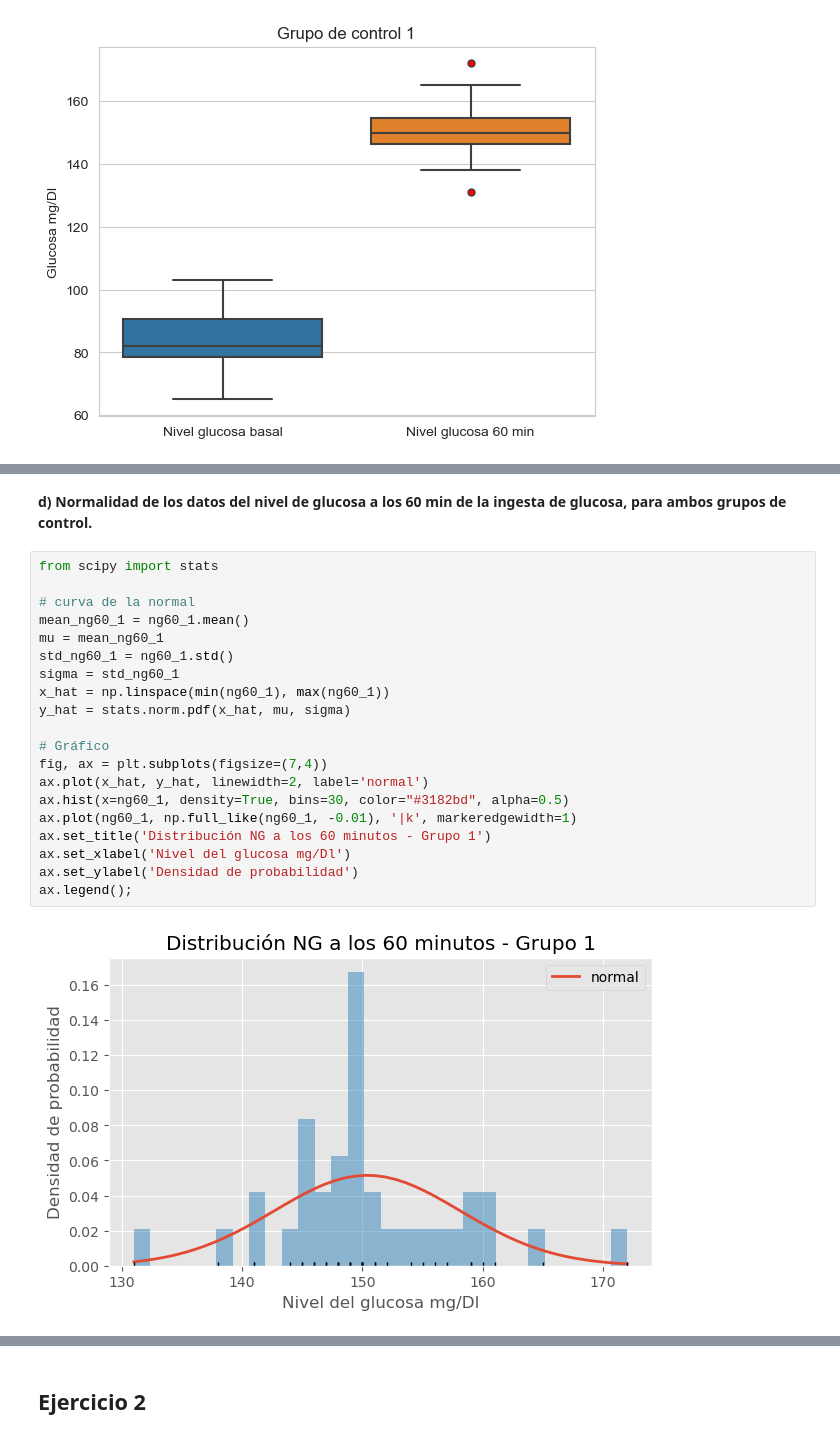
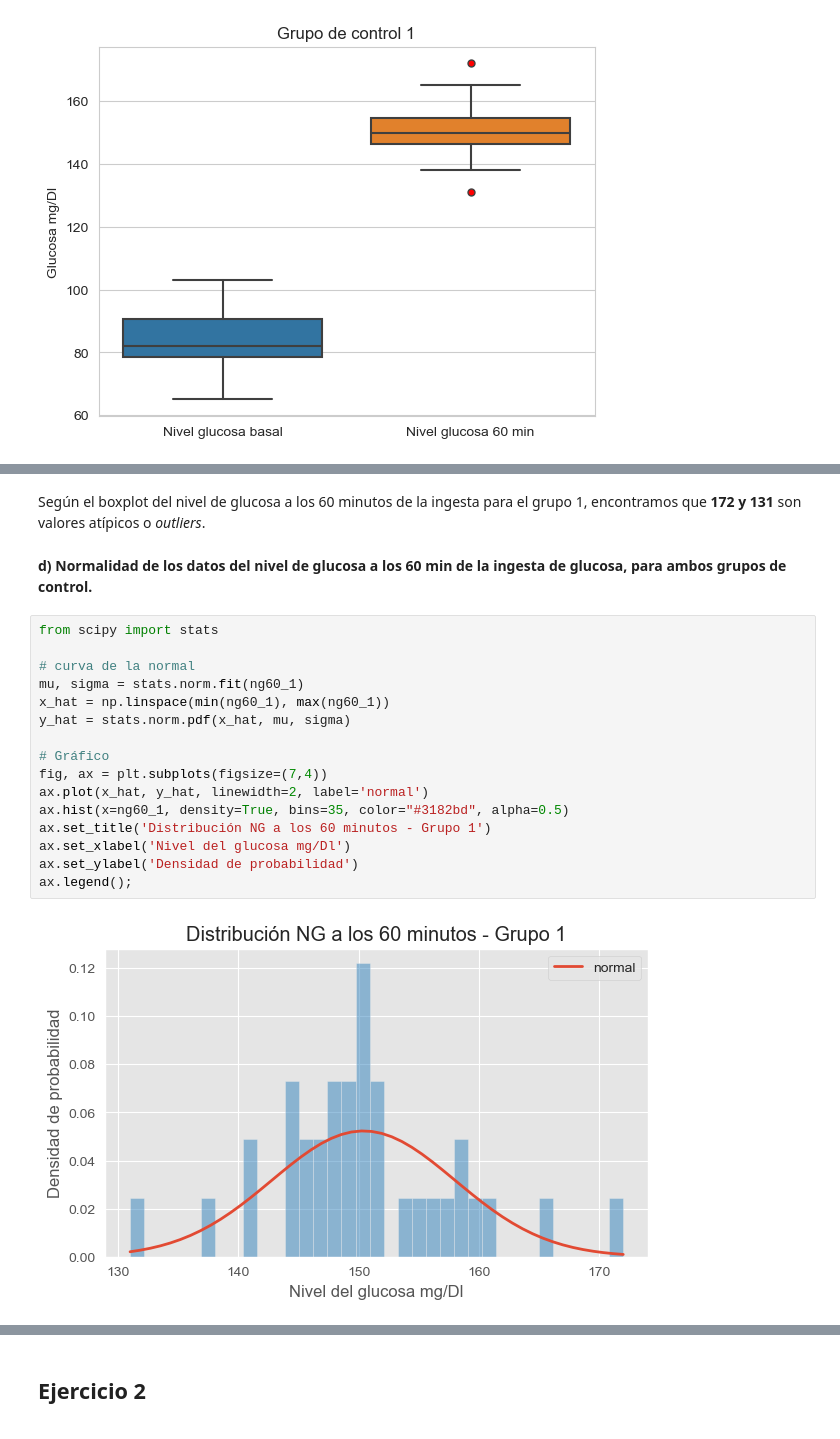
Before and after one commit to storresbusquets/UCM-Projects, a Jupyter notebook: Entrega Estadistica.ipynb, the cells around one changed output, grey strips where cells are left out. Saved outputs shown, nothing was run; the diff lists cells and outputs as text.

```diff
--- a/Entrega Estadistica.ipynb
+++ b/Entrega Estadistica.ipynb
@@ -182,27 +208,25 @@ sns.boxplot(flierprops=flierprops,width=0.8,data=datos_grupo1);
+# %% [markdown]
+Según el boxplot del nivel de glucosa a los 60 minutos de la ingesta para el grupo 1, encontramos que **172 y 131** son valores atípicos o *outliers*.
 # %% [markdown]
 **d) Normalidad de los datos del nivel de glucosa a los 60 min de la ingesta de glucosa, para ambos grupos de control.**
 # %%
 from scipy import stats
 
 # curva de la normal
-mean_ng60_1 = ng60_1.mean()
-mu = mean_ng60_1
-std_ng60_1 = ng60_1.std()
-sigma = std_ng60_1
+mu, sigma = stats.norm.fit(ng60_1)
 x_hat = np.linspace(min(ng60_1), max(ng60_1))
 y_hat = stats.norm.pdf(x_hat, mu, sigma)
 
 # Gráfico
 fig, ax = plt.subplots(figsize=(7,4))
 ax.plot(x_hat, y_hat, linewidth=2, label='normal')
-ax.hist(x=ng60_1, density=True, bins=30, color="#3182bd", alpha=0.5)
-ax.plot(ng60_1, np.full_like(ng60_1, -0.01), '|k', markeredgewidth=1)
+ax.hist(x=ng60_1, density=True, bins=35, color="#3182bd", alpha=0.5)
 ax.set_title('Distribución NG a los 60 minutos - Grupo 1')
 ax.set_xlabel('Nivel del glucosa mg/Dl')
 ax.set_ylabel('Densidad de probabilidad')
 ax.legend();
 # %% [output]
-[figure, old version]
+[figure, new version]
 # %%
 ng60_2 = grupo2['Nivel glucosa 60 min']
 
```
Also changed, not shown: parts of 66 cells of this notebook.
